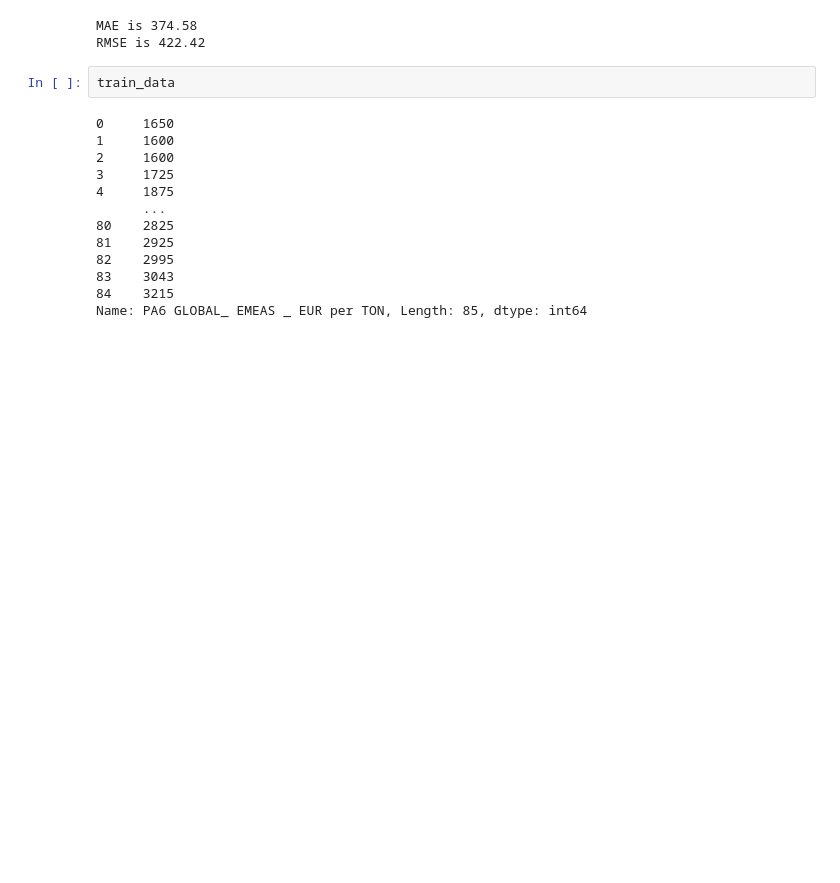
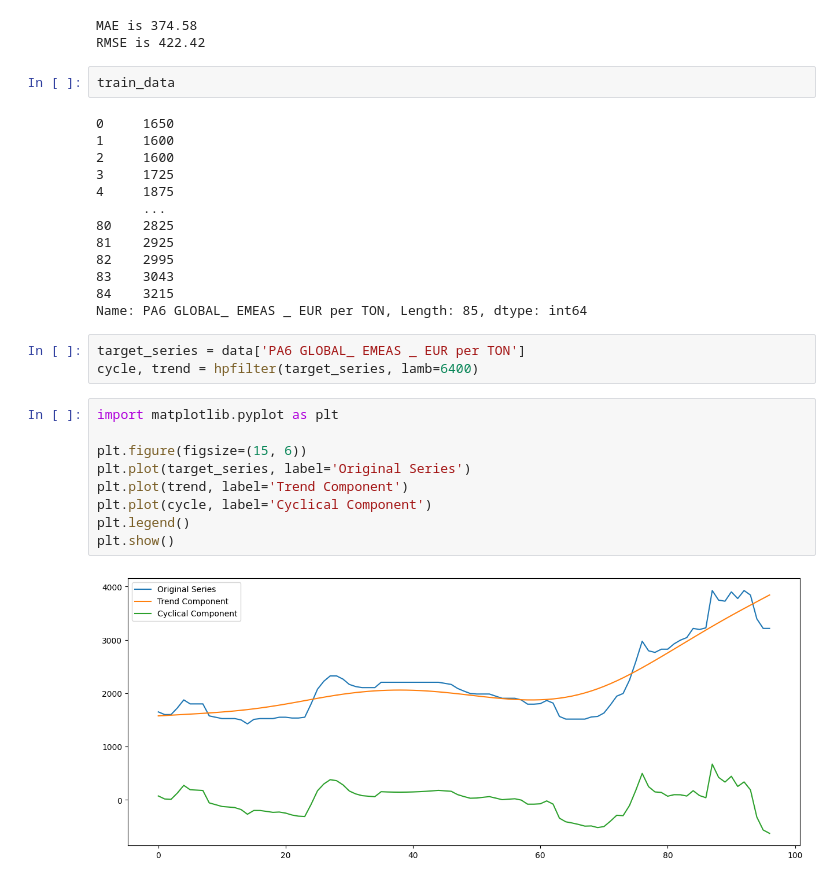
Before and after one commit to mattmrq/SE_project, a Jupyter notebook: matthieu_explo.ipynb, the cells around one changed output. Saved outputs shown, nothing was run; the diff lists cells and outputs as text; blank space fills up the shorter version.

Commit message:
adding hpfilter

```diff
--- a/matthieu_explo.ipynb
+++ b/matthieu_explo.ipynb
@@ -135,3 +136,17 @@ train_data
 83    3043
 84    3215
 Name: PA6 GLOBAL_ EMEAS _ EUR per TON, Length: 85, dtype: int64
+# %%
+target_series = data['PA6 GLOBAL_ EMEAS _ EUR per TON']
+cycle, trend = hpfilter(target_series, lamb=6400)
+# %%
+import matplotlib.pyplot as plt
+
+plt.figure(figsize=(15, 6))
+plt.plot(target_series, label='Original Series')
+plt.plot(trend, label='Trend Component')
+plt.plot(cycle, label='Cyclical Component')
+plt.legend()
+plt.show()
+# %% [output]
+[figure, added]
```
Also changed, not shown: parts of 3 cells of this notebook.
